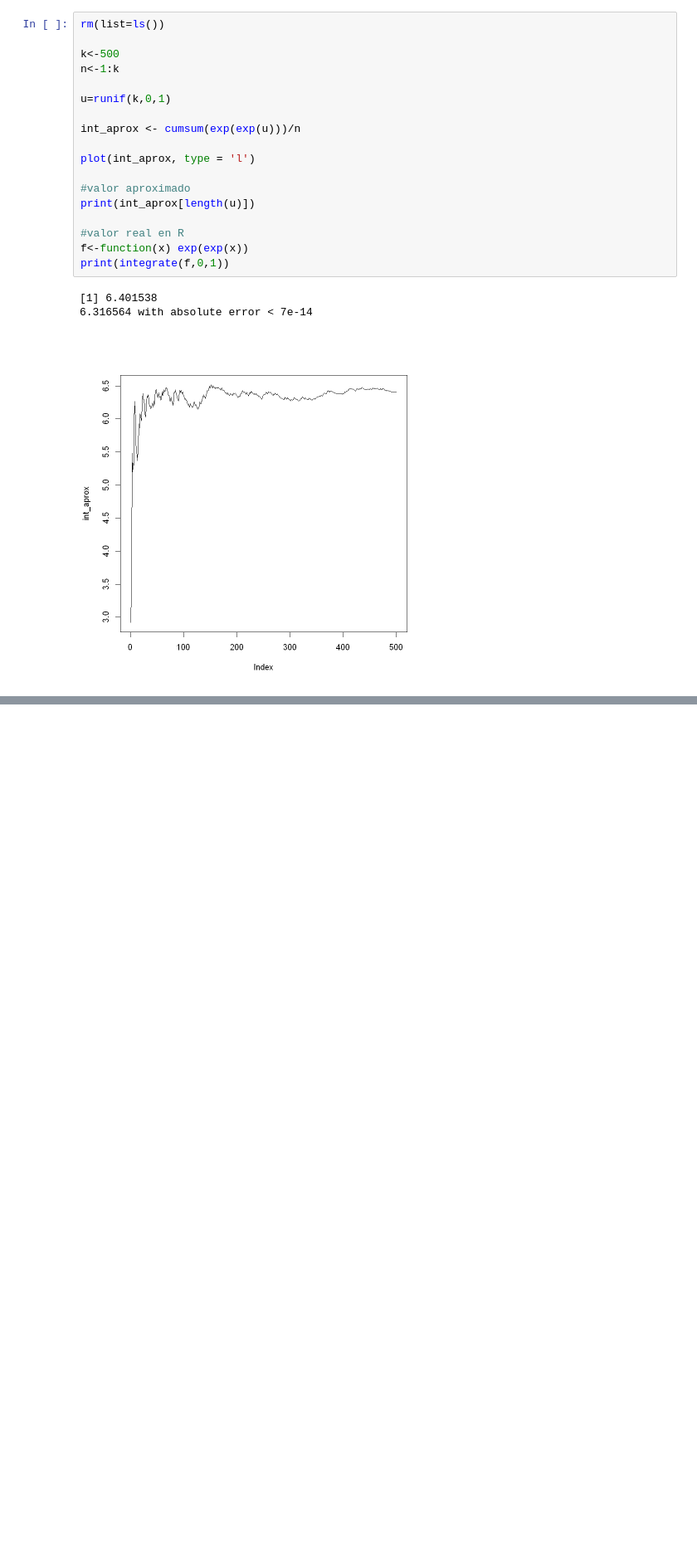
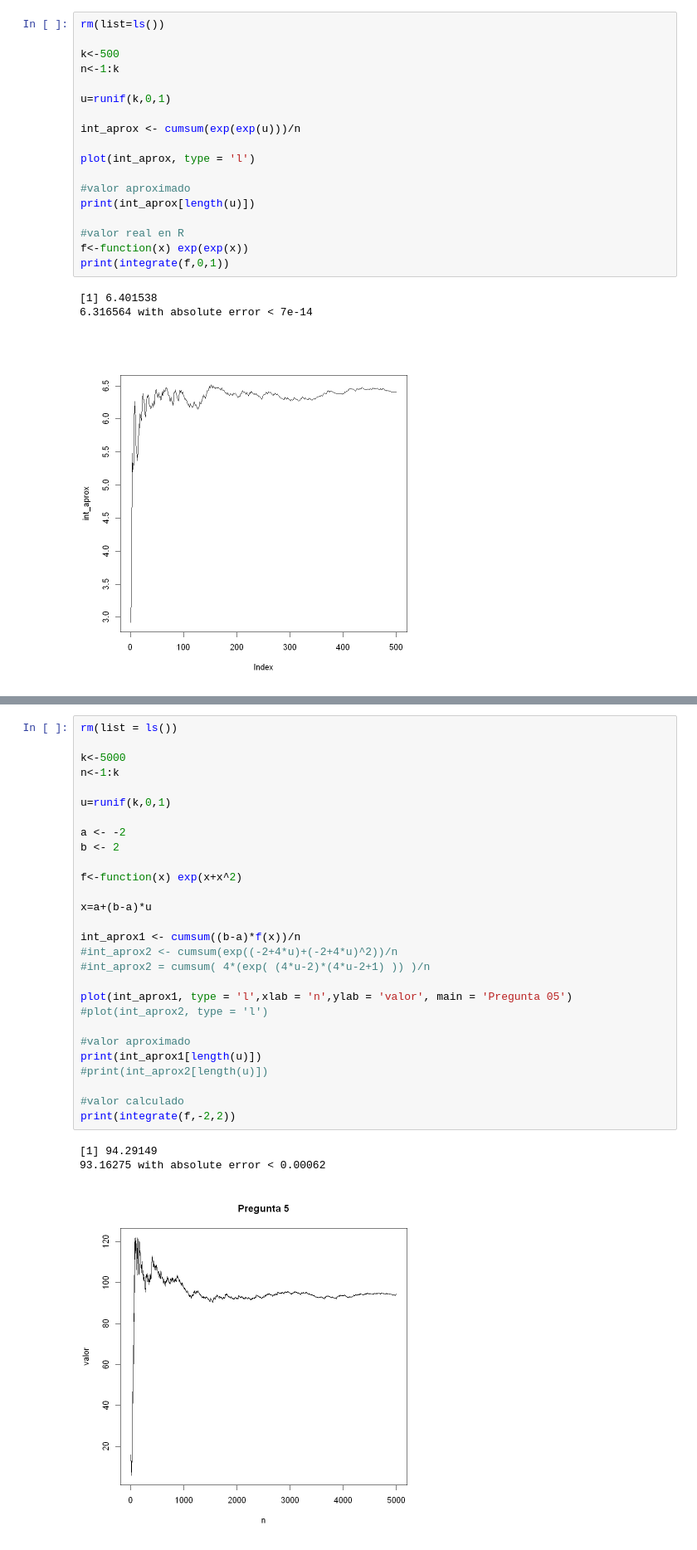
Before and after one commit to mmejiap/Simulaci-n, a Jupyter notebook: capitulo03/Solucionario.ipynb, the cells around one changed output, grey strips where cells are left out. Shown: that part at 83% size. Saved outputs shown, nothing was run; the diff lists cells and outputs as text; blank space fills up the shorter version.

```diff
--- a/capitulo03/Solucionario.ipynb
+++ b/capitulo03/Solucionario.ipynb
@@ -70,0 +108,32 @@ print(integrate(f,0,1))
+# %%
+rm(list = ls())
+
+k<-5000
+n<-1:k
+
+u=runif(k,0,1)
+
+a <- -2
+b <- 2
+
+f<-function(x) exp(x+x^2)
+
+x=a+(b-a)*u
+
+int_aprox1 <- cumsum((b-a)*f(x))/n
+#int_aprox2 <- cumsum(exp((-2+4*u)+(-2+4*u)^2))/n
+#int_aprox2 = cumsum( 4*(exp( (4*u-2)*(4*u-2+1) )) )/n
+
+plot(int_aprox1, type = 'l',xlab = 'n',ylab = 'valor', main = 'Pregunta 05')
+#plot(int_aprox2, type = 'l')
+
+#valor aproximado
+print(int_aprox1[length(u)])
+#print(int_aprox2[length(u)])
+
+#valor calculado
+print(integrate(f,-2,2))
+# %% [output]
+[1] 94.29149
+93.16275 with absolute error < 0.00062
+[figure, added]
```
Also changed, not shown: parts of 15 cells of this notebook.
